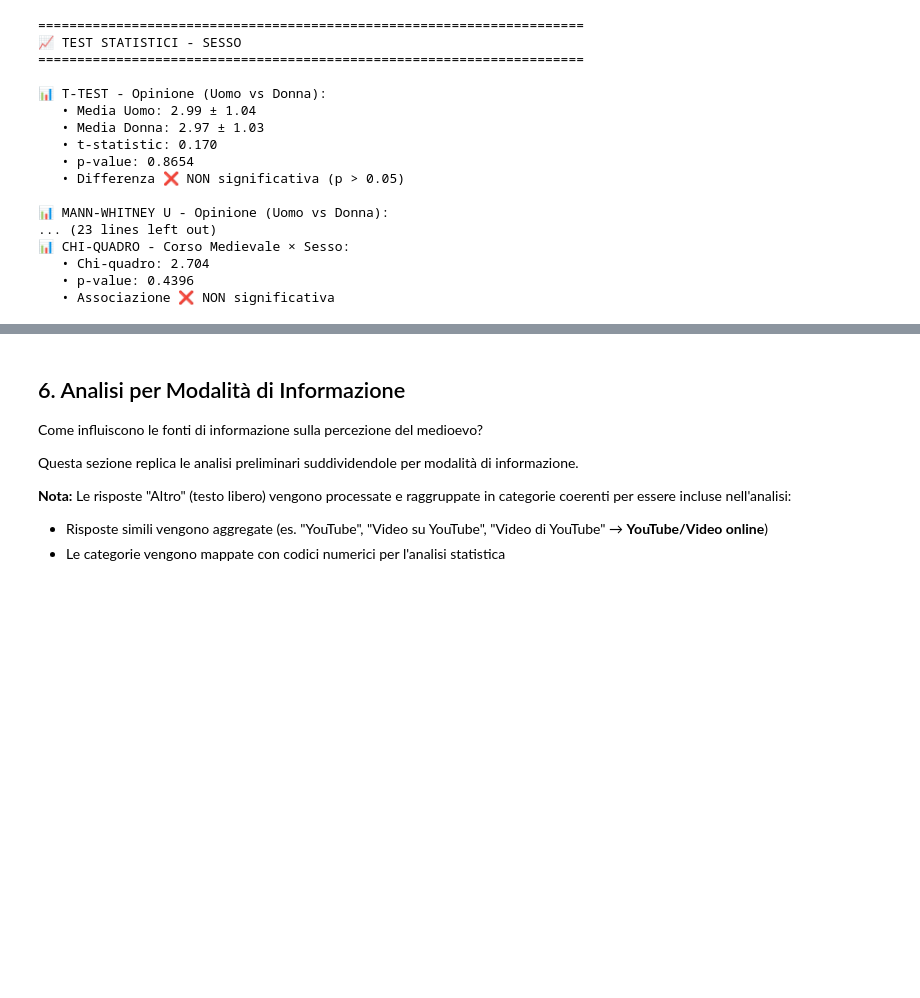
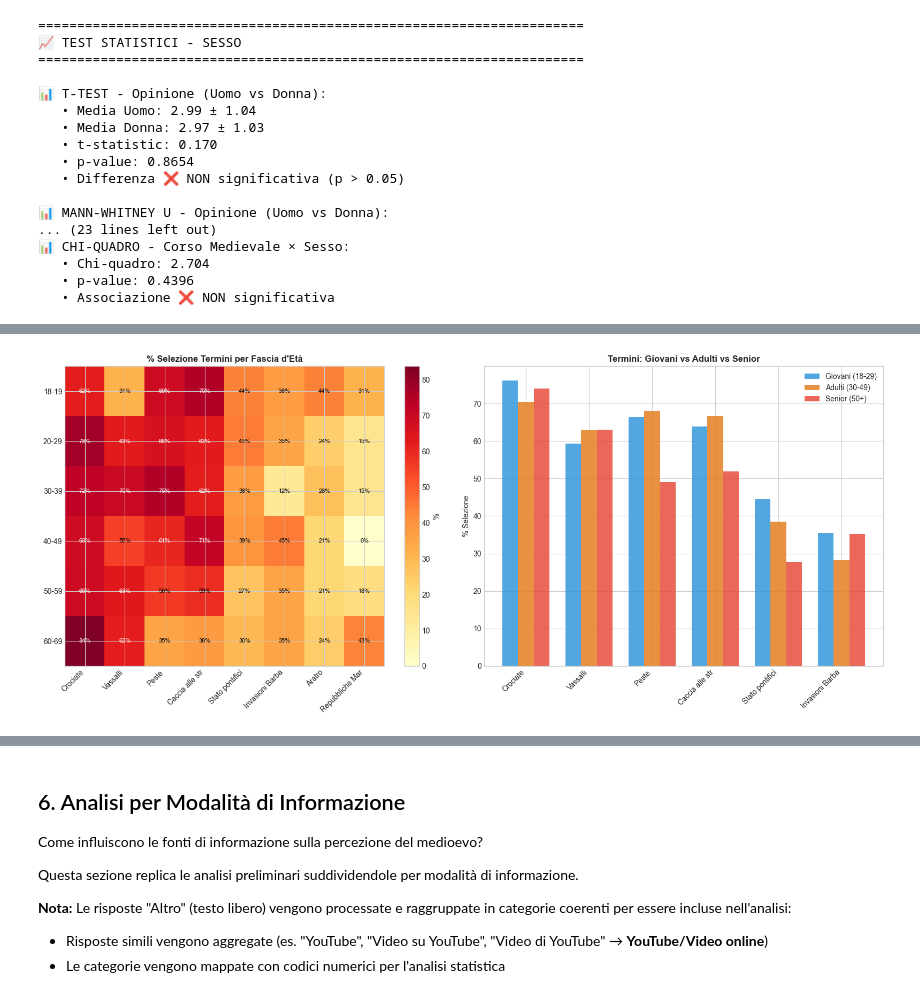
Before and after one commit to giuliaghiazza/MiddleAgesAnalysis, a Jupyter notebook: analisi_dati.ipynb, the cells around one changed output, grey strips where cells are left out. Cells and saved outputs as stored; diff of their text form; code cells hidden in the pictures; blank space fills up the shorter version.

Commit message:
Fix Analysis by Age Groups

```diff
--- a/analisi_dati.ipynb
+++ b/analisi_dati.ipynb
@@ -2727,0 +2774,78 @@ if 'corso_medievale' in df.columns:
+# %%
+# Visualizzazione Termini per Fascia d'Età
+fig, axes = plt.subplots(1, 2, figsize=(16, 7))
+
+# 1. Heatmap dei top termini per fascia d'età
+ax1 = axes[0]
+if 'termini_per_eta' in dir() and termini_per_eta:
+    # Seleziona top 8 termini globali
+    global_counts_eta = {}
+    for data in termini_per_eta.values():
+        for t, c in data['all'].items():
+            global_counts_eta[t] = global_counts_eta.get(t, 0) + c
+    top_termini_eta = [t for t, _ in sorted(global_counts_eta.items(), key=lambda x: -x[1])[:8]]
+
+    # Crea matrice
+    matrix_data = []
+    eta_plot_t = [e for e in eta_order if e in termini_per_eta]
+    for eta in eta_plot_t:
+        data = termini_per_eta[eta]
+        row = [data['all'].get(t, 0) / data['n'] * 100 if data['n'] > 0 else 0 for t in top_termini_eta]
+        matrix_data.append(row)
+
+    if matrix_data:
+        matrix = np.array(matrix_data)
+        im = ax1.imshow(matrix, cmap='YlOrRd', aspect='auto')
+        ax1.set_xticks(range(len(top_termini_eta)))
+        ax1.set_xticklabels([t[:15] for t in top_termini_eta], rotation=45, ha='right')
+        ax1.set_yticks(range(len(eta_plot_t)))
+        ax1.set_yticklabels(eta_plot_t)
+        ax1.set_title("% Selezione Termini per Fascia d'Età", fontweight='bold')
+        plt.colorbar(im, ax=ax1, label='%')
+
+        # Aggiungi valori nelle celle
+        for i in range(len(eta_plot_t)):
+            for j in range(len(top_termini_eta)):
+                ax1.text(j, i, f'{matrix[i,j]:.0f}%', ha='center', va='center', fontsize=8,
+                        color='white' if matrix[i,j] > 60 else 'black')
+
+# 2. Grouped bar: top 5 termini confronto tra giovani vs adulti vs anziani
+ax2 = axes[1]
+if 'termini_per_eta' in dir() and termini_per_eta:
+    # Raggruppa in macro-fasce: Giovani (18-29), Adulti (30-49), Senior (50+)
+    macro_fasce = {
+        'Giovani (18-29)': ['18-19', '20-29'],
+        'Adulti (30-49)': ['30-39', '40-49'],
+        'Senior (50+)': ['50-59', '60-69', '70+']
+    }
+
+    macro_counts = {}
+    macro_n = {}
+    for macro, fasce in macro_fasce.items():
+        macro_counts[macro] = {}
+        macro_n[macro] = 0
+        for eta in fasce:
+            if eta in termini_per_eta:
+                macro_n[macro] += termini_per_eta[eta]['n']
+                for t, c in termini_per_eta[eta]['all'].items():
+                    macro_counts[macro][t] = macro_counts[macro].get(t, 0) + c
+
+    top6 = [t for t, _ in sorted(global_counts_eta.items(), key=lambda x: -x[1])[:6]]
+    x = np.arange(len(top6))
+    width = 0.25
+    colors_macro = ['#3498db', '#e67e22', '#e74c3c']
+
+    for i, (macro, col) in enumerate(zip(macro_fasce.keys(), colors_macro)):
+        vals = [macro_counts[macro].get(t, 0) / macro_n[macro] * 100 if macro_n[macro] > 0 else 0 for t in top6]
+        ax2.bar(x + i * width, vals, width, label=macro, color=col, alpha=0.85)
+
+    ax2.set_ylabel('% Selezione')
+    ax2.set_title('Termini: Giovani vs Adulti vs Senior', fontweight='bold')
+    ax2.set_xticks(x + width)
+    ax2.set_xticklabels([t[:15] for t in top6], rotation=45, ha='right')
+    ax2.legend()
+
+plt.tight_layout()
+plt.show()
+# %% [output]
+[figure, added]
```
Also changed, not shown: parts of 18 cells of this notebook, 2 other files.
